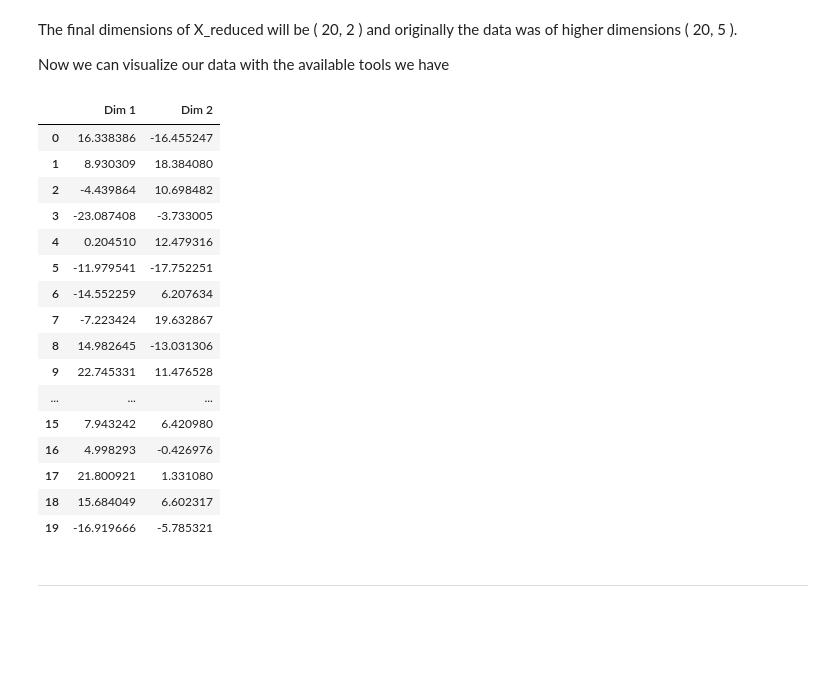
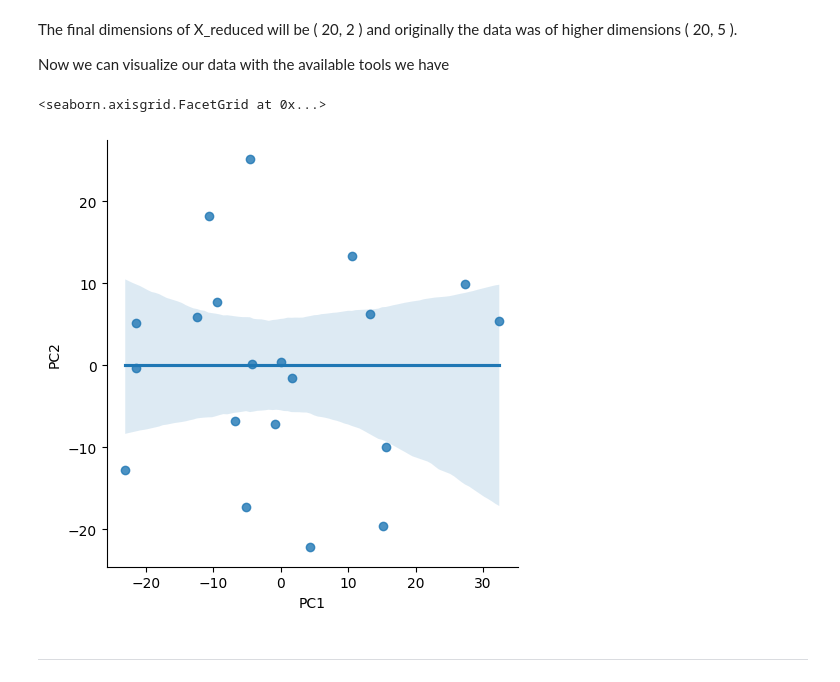
Before and after one commit to Yash-Bandal/Advance-Python-, a Jupyter notebook: 10 PCA__Direct_Indirect.ipynb, the cells around one changed output. Saved outputs shown, nothing was run; the diff lists cells and outputs as text; code cells hidden in the pictures; blank space fills up the shorter version.

```diff
--- a/10 PCA__Direct_Indirect.ipynb
+++ b/10 PCA__Direct_Indirect.ipynb
@@ -172,27 +176,16 @@ array([[ 16.3383859 , -16.45524668],
 The final dimensions of X_reduced will be ( 20, 2 ) and originally the data was of higher dimensions ( 20, 5 ).
 
 Now we can visualize our data with the available tools we have
-# %%
-X_reduceFinal=pd.DataFrame(X_reduced,columns=["Dim 1", "Dim 2"])
-X_reduceFinal
-# %% [output]
-|  | Dim 1 | Dim 2 |
-| 0 | 16.338386 | -16.455247 |
-| 1 | 8.930309 | 18.384080 |
-| 2 | -4.439864 | 10.698482 |
-| 3 | -23.087408 | -3.733005 |
-| 4 | 0.204510 | 12.479316 |
-| 5 | -11.979541 | -17.752251 |
-| 6 | -14.552259 | 6.207634 |
-| 7 | -7.223424 | 19.632867 |
-| 8 | 14.982645 | -13.031306 |
-| 9 | 22.745331 | 11.476528 |
-| ... | ... | ... |
-| 15 | 7.943242 | 6.420980 |
-| 16 | 4.998293 | -0.426976 |
-| 17 | 21.800921 | 1.331080 |
-| 18 | 15.684049 | 6.602317 |
-| 19 | -16.919666 | -5.785321 |
+# %%
+#X_reduceFinal=pd.DataFrame(X_reduced,columns=["Dim 1", "Dim 2"]) # Original line
+X_reduceFinal=pd.DataFrame(X_reduced,columns=["PC1", "PC2"]) # Changed column names to match what sns.lmplot expects.
+X_reduceFinal
+
+import seaborn as sns
+sns.lmplot(x='PC1',y='PC2',data=X_reduceFinal,fit_reg=True)
+# %% [output]
+<seaborn.axisgrid.FacetGrid at 0x...>
+[figure, added]
 # %% [markdown]
 --------------------------------------------------------------------------------
 # %% [markdown]
```
Also changed, not shown: parts of 14 cells of this notebook.
